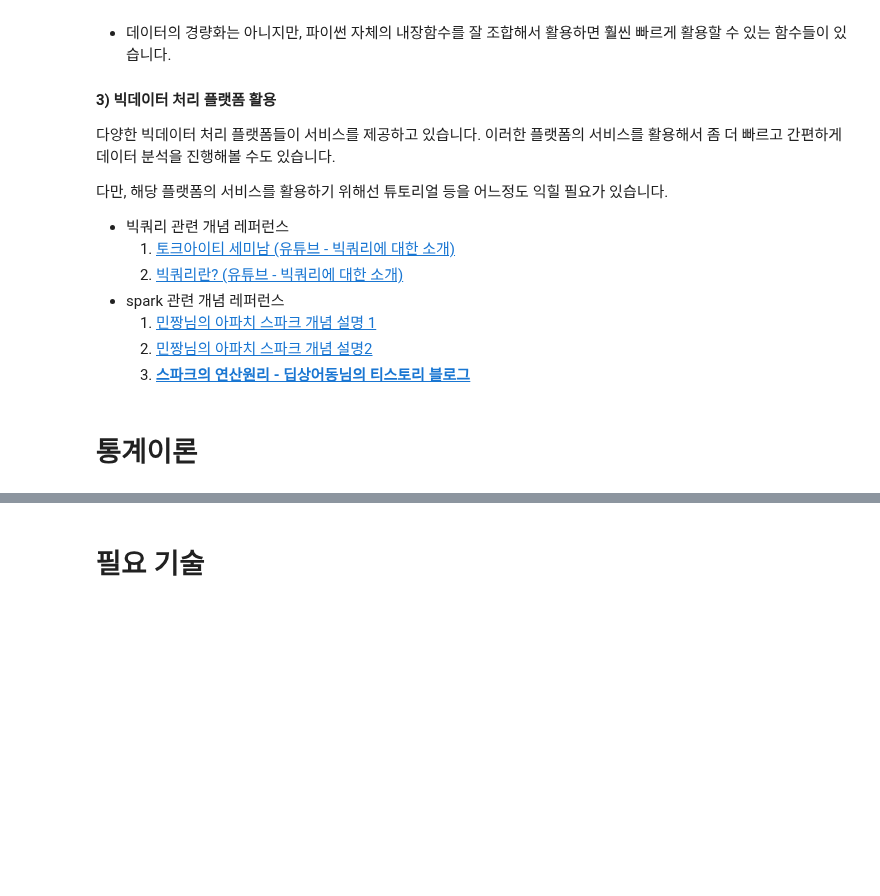
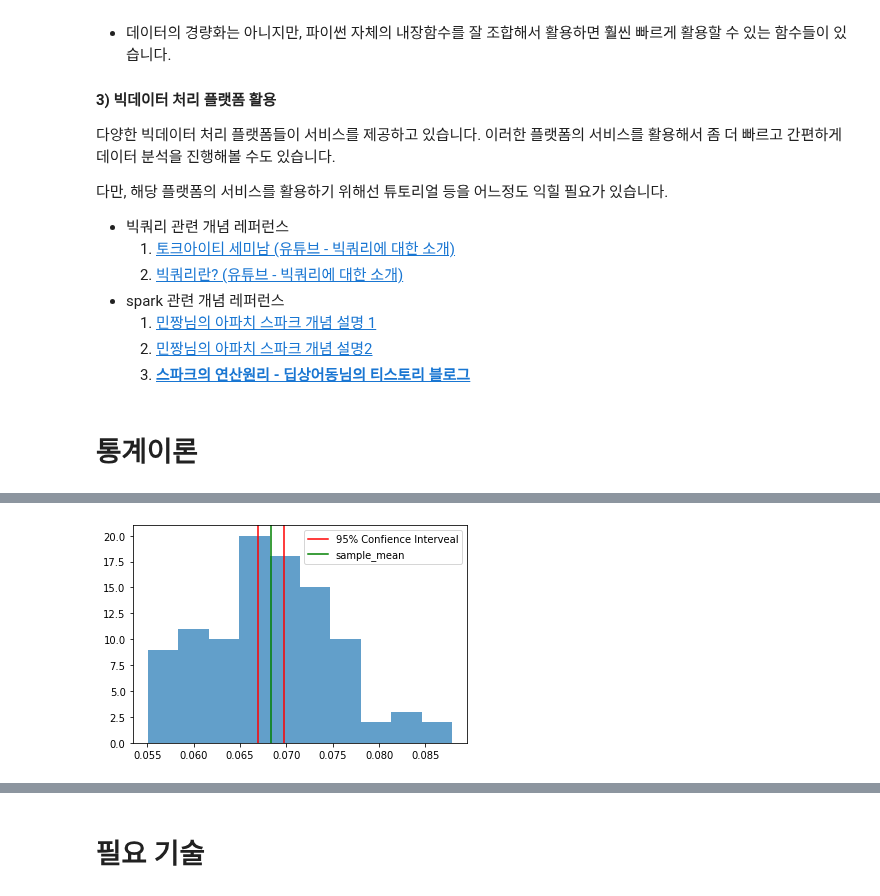
Before and after one commit to ev1025/DA_Study, a Jupyter notebook: DA_이론,_역량.ipynb, the cells around one changed output, grey strips where cells are left out. Saved outputs shown, nothing was run; the diff lists cells and outputs as text; code cells hidden in the pictures; blank space fills up the shorter version.

```diff
--- a/DA_이론,_역량.ipynb
+++ b/DA_이론,_역량.ipynb
@@ -222,0 +392,37 @@ https://datarian.io/blog/funnel-analysis
+# %%
+# 신뢰구간을 plt.bar로 표현해보기
+from scipy.stats import t
+from scipy import stats
+
+# np.random.seed(2)
+
+sample = []
+for _ in range(100):
+    s1 = np.random.choice([0.1, 0.005, 0.02, 0.04, 0.214, 0.024, 0.075],100, replace=True)
+    sample.append(s1.mean())
+
+sample = np.array(sample)   # 표본
+sample_mean = sample.mean() # 표본평균
+n = len(sample)                 # 표본 개수
+stderr = stats.sem(sample)      # 표준오차
+
+confidence = 0.95           # 신뢰구간
+
+# 신뢰구간 구하기
+# stats.t.ppf((1+신뢰구간)/2, 표본개수-1, loc=평균, scale=표준편차)
+
+# 평균에서 떨어진 거리 (bar에 yerr= 할때)
+interval = stderr * stats.t.ppf( (1+confidence)/2, n-1)
+
+# hist에 axvline 표시할 때
+lower = sample_mean - interval # 오차 하한
+upper = sample_mean + interval # 오차 상한
+# %%
+plt.hist(sample, alpha=0.7)
+plt.axvline(lower, c='red',label='95% Confience Interveal')
+plt.axvline(upper, c='red')
+plt.axvline(sample_mean, c='green',label='sample_mean')
+plt.legend()
+plt.show();
+# %% [output]
+[figure, added]
```
Also changed, not shown: parts of 37 cells of this notebook.
